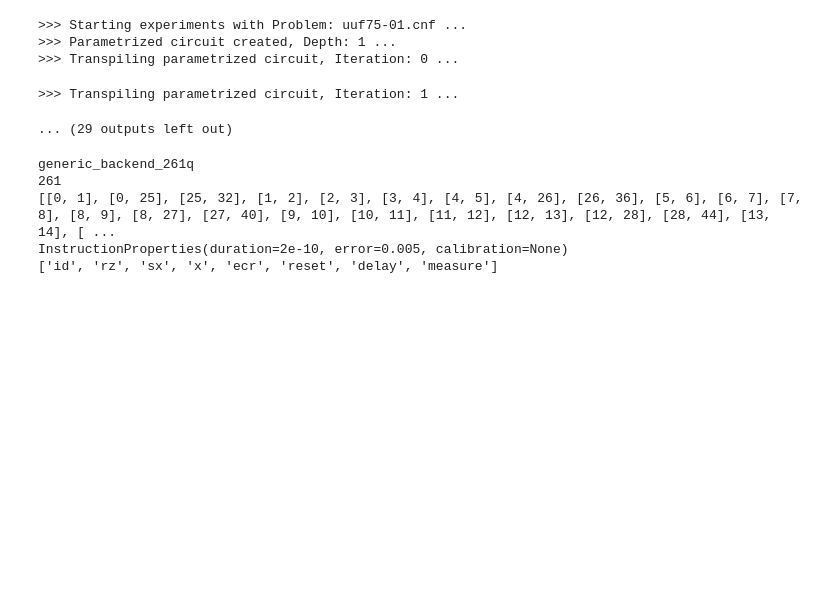
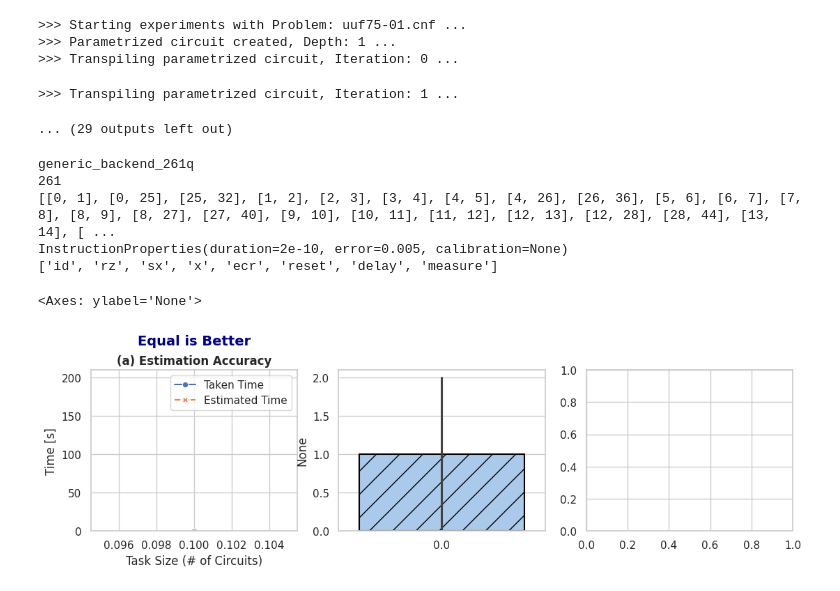
Before and after one commit to oguzcankirmemis/FPQA-MAX3-SAT, a Jupyter notebook: superconducting_experiments.ipynb, the cells around one changed output. Saved outputs shown, nothing was run; the diff lists cells and outputs as text; code cells hidden in the pictures; blank space fills up the shorter version.

Commit message:
Add plot example

```diff
--- a/superconducting_experiments.ipynb
+++ b/superconducting_experiments.ipynb
@@ -131,3 +131,67 @@ generic_backend_261q
 [[0, 1], [0, 25], [25, 32], [1, 2], [2, 3], [3, 4], [4, 5], [4, 26], [26, 36], [5, 6], [6, 7], [7, 8], [8, 9], [8, 27], [27, 40], [9, 10], [10, 11], [11, 12], [12, 13], [12, 28], [28, 44], [13, 14], [ ...
 InstructionProperties(duration=2e-10, error=0.005, calibration=None)
 ['id', 'rz', 'sx', 'x', 'ecr', 'reset', 'delay', 'measure']
+# %%
+import matplotlib.pyplot as plt
+import matplotlib.gridspec as gridspec
+import seaborn as sns
+import pandas as pd
+from sklearn.feature_selection import SelectKBest, f_regression
+
+fig = plt.figure(figsize=(13, 3))
+nrows = 1
+ncols = 3
+gs = gridspec.GridSpec(nrows=nrows, ncols=ncols)
+axis = [fig.add_subplot(gs[i, j]) for i in range(nrows) for j in range(ncols)]
+sns.set_theme(style="whitegrid")
+
+estimations = [(0.1, 0.2, 0.3)]
+df_data = []
+
+for tup in estimations:
+    first_num, second_num, third_num = tup
+    df_data.append({'Task Size': first_num, 'Type': 'Taken Time', 'Time': second_num})
+    df_data.append({'Task Size': first_num, 'Type': 'Estimated Time', 'Time': third_num})
+
+prediction_df = pd.DataFrame(df_data)
+
+sns.lineplot(
+    prediction_df,
+    x=prediction_df['Task Size'],
+    y=prediction_df['Time'],
+    ax=axis[0],
+    hue=prediction_df["Type"],
+    palette=sns.color_palette("deep"),
+    style=prediction_df['Type'],
+    markers=True
+)
+
+axis[0].set_title("(a) Estimation Accuracy", fontsize=12, fontweight="bold")
+axis[0].set_xlabel("Task Size (# of Circuits)")
+axis[0].set_ylabel("Time [s]")
+axis[0].set_ylim(0, 210)
+axis[0].text(0.5, 1.18, "Equal is Better", ha="center", va="center", transform=axis[0].transAxes, fontweight="bold", color="navy", fontsize=14)
+axis[0].legend()
+
+# Plot f-score
+f_score_selection = SelectKBest(score_func=f_regression, k=5)
+f_score_selection.fit([[0.1, 0.2, 0.3], [0.1, 0.2, 0.3], [0.1, 0.2, 0.3]], [0, 1, 2])
+scores = f_score_selection.scores_
+scores = pd.Series(scores, index=[0, 1, 2]).sort_values(
+    ascending=False
+)
+scores = scores.rename("test")
+
+sns.barplot(
+    x=scores.values,
+    y=scores.index,
+    #orient = 'h',
+    color=sns.color_palette("pastel")[0],
+    edgecolor="black",
+    hatch="/",
+    linewidth=1.5,
+    ax=axis[1],
+)
+# %% [output]
+<Axes: ylabel='None'>
+[figure, added]
```
